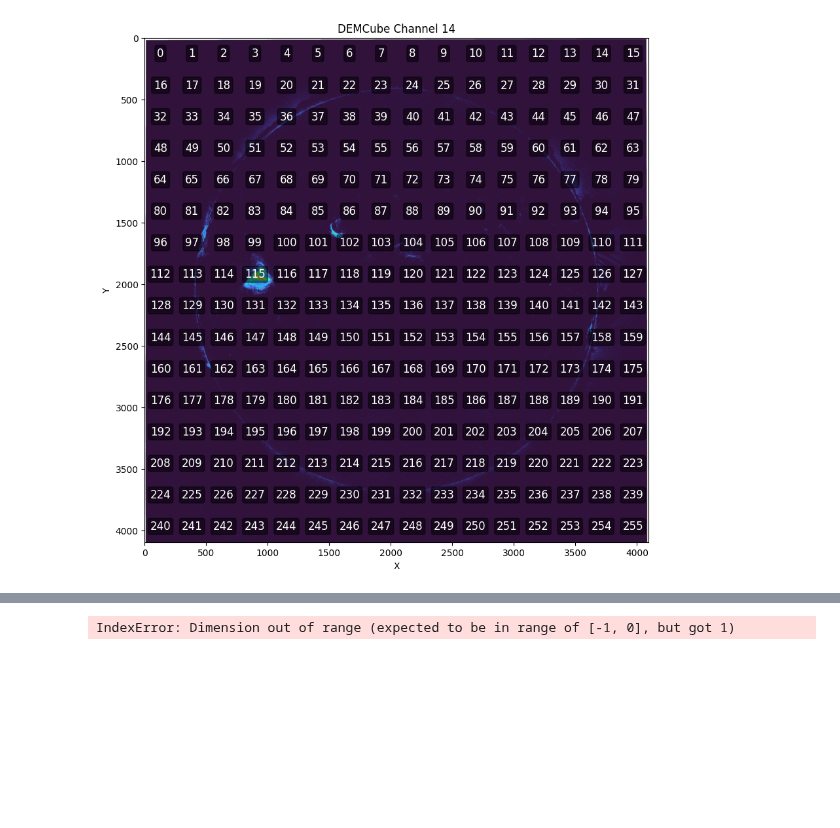
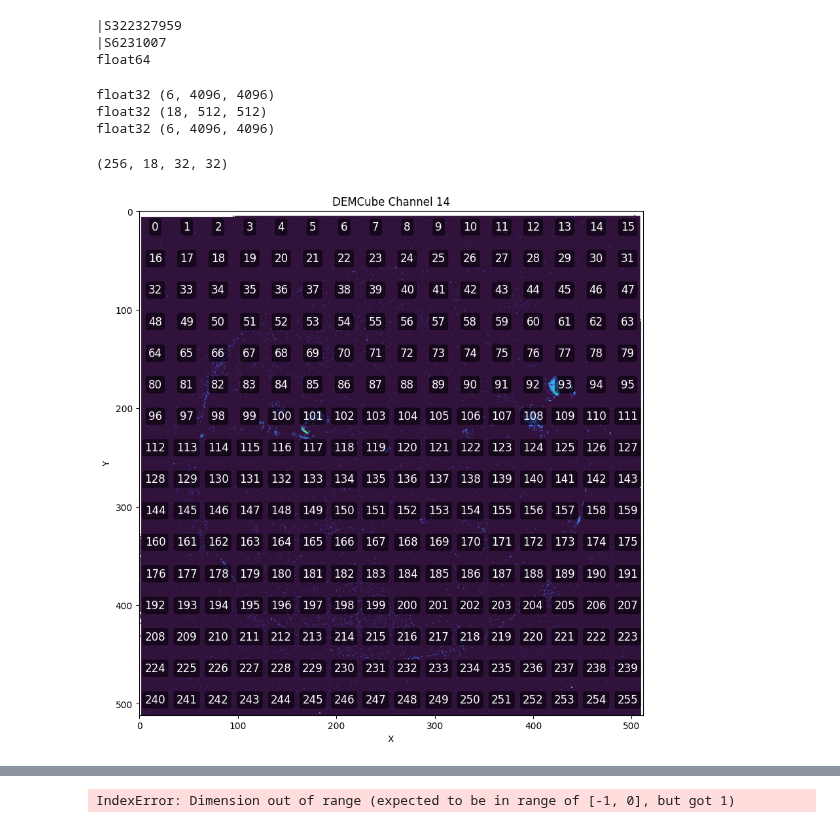
Before and after one commit to danielipia/dem-dl, a Jupyter notebook: notebooks/OnePixel.ipynb, the cells around one changed output, grey strips where cells are left out. Drawn from its saved outputs; the diff is of its cells as text; code cells hidden in the pictures; blank space fills up the shorter version.

```diff
--- a/notebooks/OnePixel.ipynb
+++ b/notebooks/OnePixel.ipynb
@@ -46,7 +45,7 @@ Using device: cpu
 device: cpu
 # %%
 # load the npz
-npz_path = os.path.join("../data", "20150101_1720.npz")
+npz_path = os.path.join("../data/input/train2", "20240520_1200.npz")
 npz = np.load(npz_path)
 print("npz keys:", npz.files)
 # %% [output]
@@ -67,6 +67,49 @@ Correction table loaded
 Exposure times and degradation factors loaded
 Updating pointing and registering AIA maps
 Applying degradation correction
+# %%
+print(AIACube.dtype)
+print(DEMCube.dtype)
+print(AIAErrors.dtype)
+# %% [output]
+|S322327959
+|S6231007
+float64
+# %%
+import numpy as np
+from numcodecs import Blosc, BitRound
+
+dem_compressor = Blosc(cname='zstd', clevel=5, shuffle=2)
+aia_compressor = Blosc(cname='zstd', clevel=4, shuffle=2)
+dem_filter = BitRound(keepbits=12)
+
+# Decodificar DEMCube
+DEMCubeShape = tuple(npz['DEMCubeShape'])
+DEMCube = np.frombuffer(
+    dem_filter.decode(dem_compressor.decode(npz['DEMCube'].tobytes())),
+    dtype=np.float32
+).reshape(DEMCubeShape)
+
+# Decodificar AIACube
+AIACubeShape = tuple(npz['AIACubeShape'])
+AIACube = np.frombuffer(
+    aia_compressor.decode(npz['AIACube'].tobytes()),
+    dtype=np.float32
+).reshape(AIACubeShape)
+
+# Decodificar AIAErrors (mismo compresor que AIA)
+AIAErrors = np.frombuffer(
+    aia_compressor.decode(npz['AIAErrors'].tobytes()),
+    dtype=np.float32
+).reshape(AIACubeShape)
+
+print(AIACube.dtype, AIACube.shape)
+print(DEMCube.dtype, DEMCube.shape)
+print(AIAErrors.dtype, AIAErrors.shape)
+# %% [output]
+float32 (6, 4096, 4096)
+float32 (18, 512, 512)
+float32 (6, 4096, 4096)
 # %%
 from src.utils import unfold_tensor
 aia_patches = unfold_tensor(AIACube)
@@ -97,32 +140,36 @@ class SimpleAIAData(Dataset):
         return self.len
 
 aia_data = SimpleAIAData((aia_patches, aia_errors_patches))
+# %%
+dem_patches.shape
+# %% [output]
+(256, 18, 32, 32)
 # %%
 # Plot DEMCube channel 14 with patch labels
 channel = 14
-patch_size = 256
-cube = npz["DEMCube"][channel]
+patch_size = 32
+cube = DEMCube[channel]
 
 plt.figure(figsize=(10, 10))
 plt.imshow(cube**0.5, cmap="turbo", vmin=0, vmax=10)
 plt.title(f"DEMCube Channel {channel}")
 
 # Overlay patch labels
 n_patches_y = cube.shape[0] // patch_size
 n_patches_x = cube.shape[1] // patch_size
 
 for idx_y in range(n_patches_y):
     for idx_x in range(n_patches_x):
         idx = idx_y * n_patches_x + idx_x
         y = idx_y * patch_size + patch_size // 2
         x = idx_x * patch_size + patch_size // 2
         plt.text(x, y, str(idx), color="white", fontsize=12, ha="center", va="center", bbox=dict(facecolor='black', alpha=0.5, boxstyle='round,pad=0.2'))
 
 plt.xlabel("X")
 plt.ylabel("Y")
 plt.show()
 # %% [output]
-[figure, old version]
+[figure, new version]
 # %%
 # plot all dem_patches in bin 14 to look for one that i want to use, do it after idx 150
 
```
Also changed, not shown: parts of 27 cells of this notebook, 11 other files.
